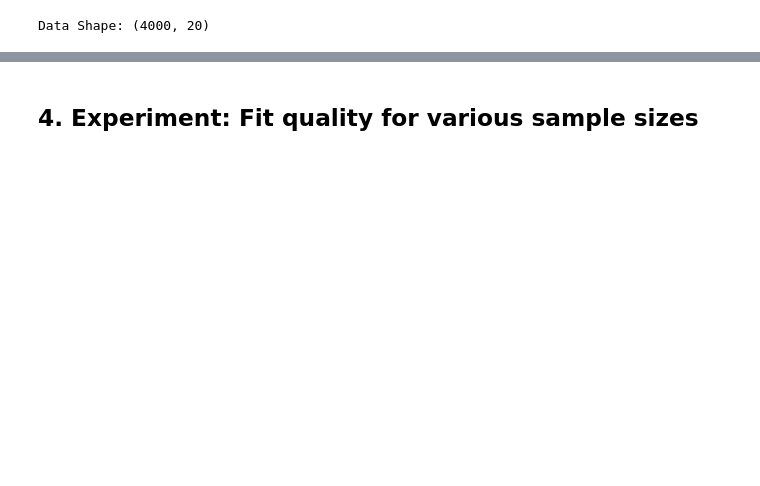
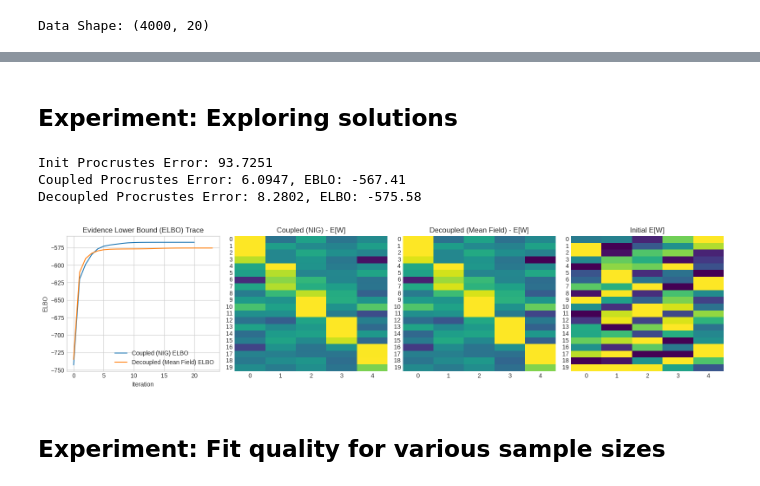
Before and after one commit to dimarkov/notes, a Jupyter notebook: bayesian_factor_analysis_comparison.ipynb, the cells around one changed output, grey strips where cells are left out. Cells and saved outputs as stored; diff of their text form; code cells hidden in the pictures; blank space fills up the shorter version.

```diff
--- a/bayesian_factor_analysis_comparison.ipynb
+++ b/bayesian_factor_analysis_comparison.ipynb
@@ -316,5 +327,49 @@ class DecoupledFA:
             if i > 0 and abs(elbo - self.elbo_history[-2]) < tol:
                 break
         return self.elbo_history
+# %% [markdown]
+## Experiment: Exploring solutions
+# %%
+ns = 16
+svd_init = False
+c_fa = CoupledFA(K, D)
+c_fa.fit(X_centered[:ns], max_iter=0, initialize=svd_init)
+init_mu = c_fa.wd_mu.copy()
+
+c_fa.fit(X_centered[:ns], initialize=False)
+
+d_fa = DecoupledFA(K, D)
+d_fa.fit(X_centered[:ns], initialize=svd_init)
+
+init_res = procrustes.orthogonal(init_mu, W_true)
+
+# Compare Parameter Recovery
+res_c = procrustes.orthogonal(c_fa.wd_mu, W_true)
+res_d = procrustes.orthogonal(d_fa.wd_mu, W_true)
+
+print(f"Init Procrustes Error: {init_res.error:.4f}")
+print(f"Coupled Procrustes Error: {res_c.error:.4f}, EBLO: {c_fa.elbo_history[-1]:.2f}")
+print(f"Decoupled Procrustes Error: {res_d.error:.4f}, ELBO: {d_fa.elbo_history[-1]:.2f}")
+
+fig, axes = plt.subplots(1, 4, figsize=(16, 4))
+axes[0].plot(c_fa.elbo_history, label='Coupled (NIG) ELBO')
+axes[0].plot(d_fa.elbo_history, label='Decoupled (Mean Field) ELBO')
+axes[0].legend()
+axes[0].set_title("Evidence Lower Bound (ELBO) Trace")
+axes[0].set_xlabel("Iteration")
+axes[0].set_ylabel("ELBO")
+
+sns.heatmap(res_c.new_a @ res_c.t, ax=axes[1], cmap='viridis', cbar=False, vmax=1, vmin=-1)
+axes[1].set_title('Coupled (NIG) - E[W]')
+sns.heatmap(res_d.new_a @ res_d.t, ax=axes[2], cmap='viridis', cbar=False, vmax=1, vmin=-1)
+axes[2].set_title('Decoupled (Mean Field) - E[W]')
+sns.heatmap(init_res.new_a @ init_res.t, ax=axes[3], cmap='viridis', cbar=False, vmax=1, vmin=-1)
+axes[3].set_title('Initial E[W]')
+fig.tight_layout()
+# %% [output]
+Init Procrustes Error: 93.7251
+Coupled Procrustes Error: 6.0947, EBLO: -567.41
+Decoupled Procrustes Error: 8.2802, ELBO: -575.58
+[figure, added]
 # %% [markdown]
-## 4. Experiment: Fit quality for various sample sizes
+## Experiment: Fit quality for various sample sizes
```
Also changed, not shown: parts of 14 cells of this notebook.
